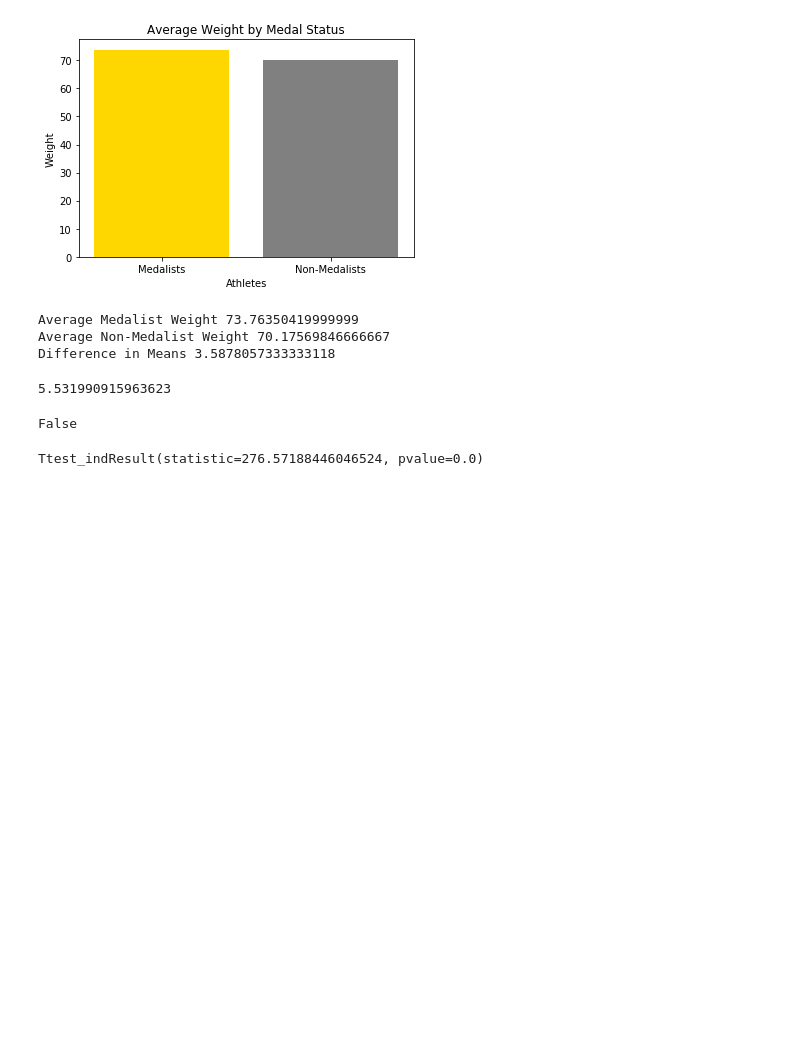
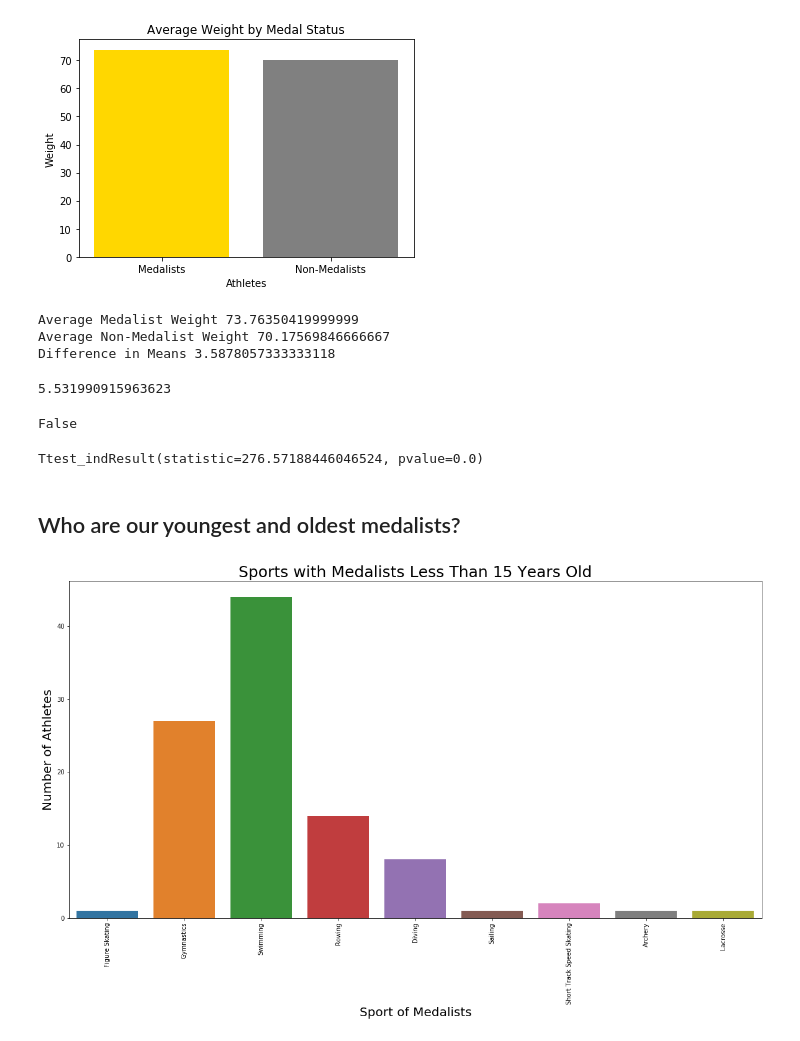
Before and after one commit to huntersapienza/Modern-Olympic-Games-Data-Analysis, a Jupyter notebook: Olympic Medalists.ipynb, the cells around one changed output. Cells and saved outputs as stored; diff of their text form; code cells hidden in the pictures; blank space fills up the shorter version.

```diff
--- a/Olympic Medalists.ipynb
+++ b/Olympic Medalists.ipynb
@@ -320,3 +320,15 @@ False
 stats.ttest_ind(norm_medalist_weight, norm_nonmedalist_weight, equal_var=False)
 # %% [output]
 Ttest_indResult(statistic=276.57188446046524, pvalue=0.0)
+# %% [markdown]
+## Who are our youngest and oldest medalists?
+# %%
+plt.figure(figsize=(20, 10))
+sns.countplot(nonnull_medalist_age[nonnull_medalist_age['Age']<15].Sport)
+plt.title('Sports with Medalists Less Than 15 Years Old',size=25)
+plt.xlabel('Sport of Medalists',size=20)
+plt.ylabel('Number of Athletes',size=20)
+plt.xticks(rotation=90)
+plt.show()
+# %% [output]
+[figure, added]
```
Also changed, not shown: parts of 3 cells of this notebook, 1 other file.
